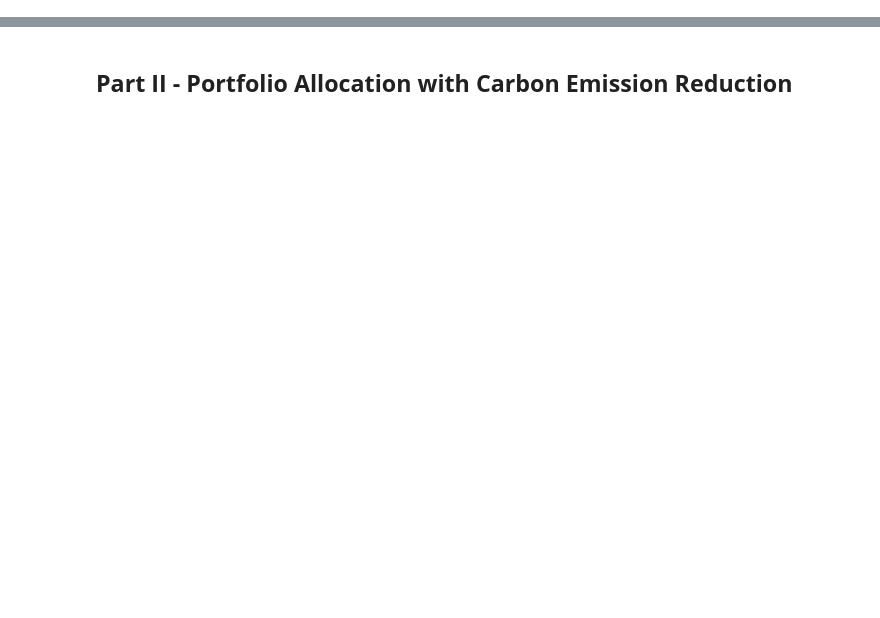
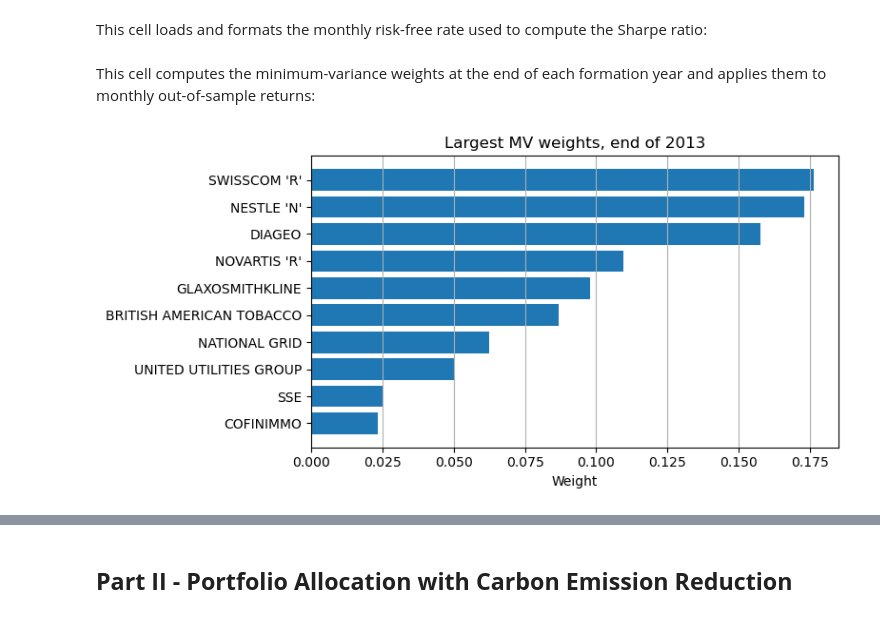
Before and after one commit to BottiAlessandro/SAAM-Project, a Jupyter notebook: notebooks/saam_analysis.ipynb, the cells around one changed output, grey strips where cells are left out. Saved outputs shown, nothing was run; the diff lists cells and outputs as text; code cells hidden in the pictures; blank space fills up the shorter version.

```diff
--- a/notebooks/saam_analysis.ipynb
+++ b/notebooks/saam_analysis.ipynb
@@ -1069,0 +577,22 @@ The minimum-variance portfolio has a smoother return path and smaller downside s
+# %%
+def ledoit_wolf_constant_correlation(demeaned_returns, sample_cov):
+    #Sample covariance matrix
+    sample_cov_values = sample_cov.to_numpy(dtype=float)
+
+    #Constant-correlation target
+    target_cov_values, common_corr = constant_correlation_target(sample_cov)
+
+    #Shrinkage intensity
+    shrinkage_intensity = compute_shrinkage_intensity(
+        demeaned_returns,
+        sample_cov,
+        target_cov_values
+    )
+
+    #Final shrunk covariance matrix
+    shrunk_cov_values = (
+        (1.0 - shrinkage_intensity) * sample_cov_values
+        + shrinkage_intensity * target_cov_values
+    )
+
+    return shrunk_cov_values, target_cov_values, shrinkage_intensity, common_corr
@@ -1069,0 +804,2 @@ The minimum-variance portfolio has a smoother return path and smaller downside s
+# %% [markdown]
+This cell loads and formats the monthly risk-free rate used to compute the Sharpe ratio:
@@ -1069,0 +822,2 @@ The minimum-variance portfolio has a smoother return path and smaller downside s
+# %% [markdown]
+This cell computes the minimum-variance weights at the end of each formation year and applies them to monthly out-of-sample returns:
@@ -1069,0 +875,22 @@ The minimum-variance portfolio has a smoother return path and smaller downside s
+# %%
+#Largest minimum-variance weights at the end of 2013
+weights_2013 = mv_weights[2013].rename("Weight").reset_index()
+
+weights_2013_top = (
+    weights_2013
+    .sort_values("Weight", ascending=False)
+    .head(10)
+)
+
+plt.figure(figsize=(8, 4))
+plt.barh(weights_2013_top["NAME"], weights_2013_top["Weight"])
+
+plt.xlabel("Weight")
+plt.ylabel("")
+plt.title("Largest MV weights, end of 2013")
+plt.gca().invert_yaxis()
+plt.grid(axis="x")
+plt.tight_layout()
+plt.show()
+# %% [output]
+[figure, added]
```
Also changed, not shown: parts of 161 cells of this notebook, 4 other files.
